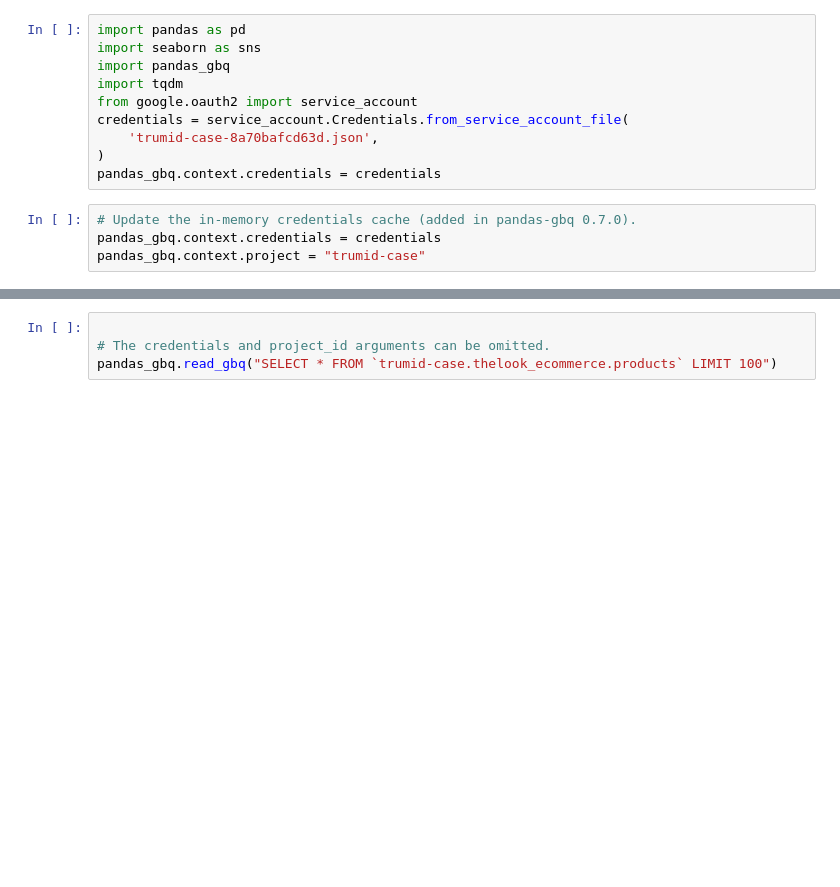
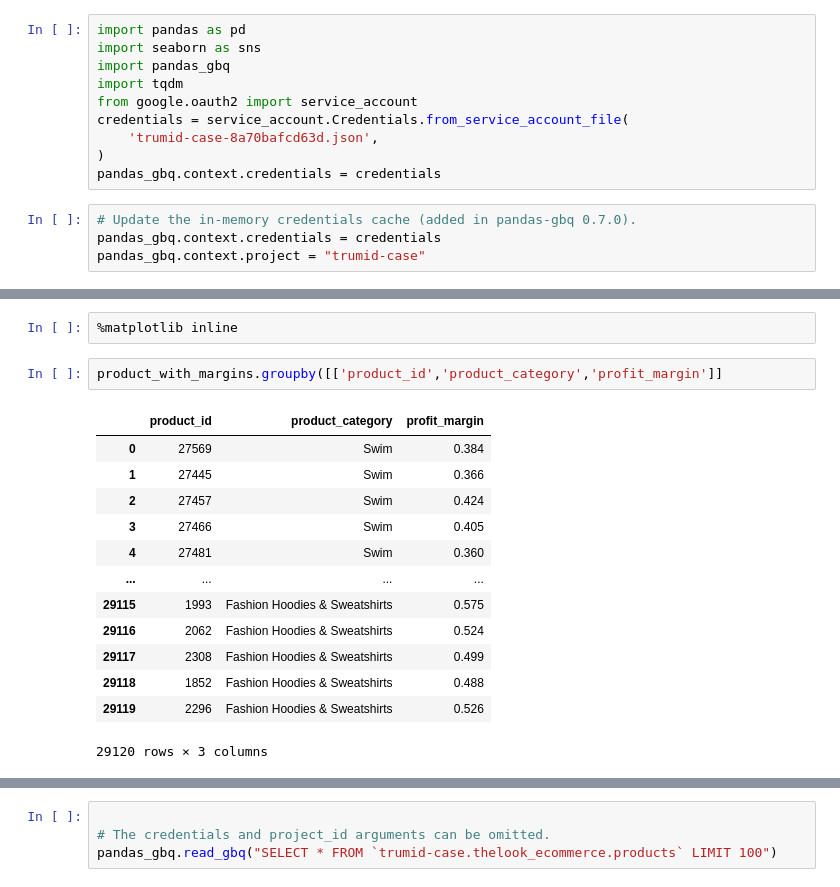
Before and after one commit to mcaruana/trumid-case, a Jupyter notebook: BQ Env Test.ipynb, the cells around one changed output, grey strips where cells are left out. Drawn from its saved outputs; the diff is of its cells as text; blank space fills up the shorter version.

```diff
--- a/BQ Env Test.ipynb
+++ b/BQ Env Test.ipynb
@@ -14,0 +179,18 @@ pandas_gbq.context.project = "trumid-case"
+# %%
+%matplotlib inline
+# %%
+product_with_margins.groupby([['product_id','product_category','profit_margin']]
+# %% [output]
+|  | product_id | product_category | profit_margin |
+| 0 | 27569 | Swim | 0.384 |
+| 1 | 27445 | Swim | 0.366 |
+| 2 | 27457 | Swim | 0.424 |
+| 3 | 27466 | Swim | 0.405 |
+| 4 | 27481 | Swim | 0.360 |
+| ... | ... | ... | ... |
+| 29115 | 1993 | Fashion Hoodies & Sweatshirts | 0.575 |
+| 29116 | 2062 | Fashion Hoodies & Sweatshirts | 0.524 |
+| 29117 | 2308 | Fashion Hoodies & Sweatshirts | 0.499 |
+| 29118 | 1852 | Fashion Hoodies & Sweatshirts | 0.488 |
+| 29119 | 2296 | Fashion Hoodies & Sweatshirts | 0.526 |
+29120 rows × 3 columns
```
Also changed, not shown: parts of 12 cells of this notebook, 2 other files.
